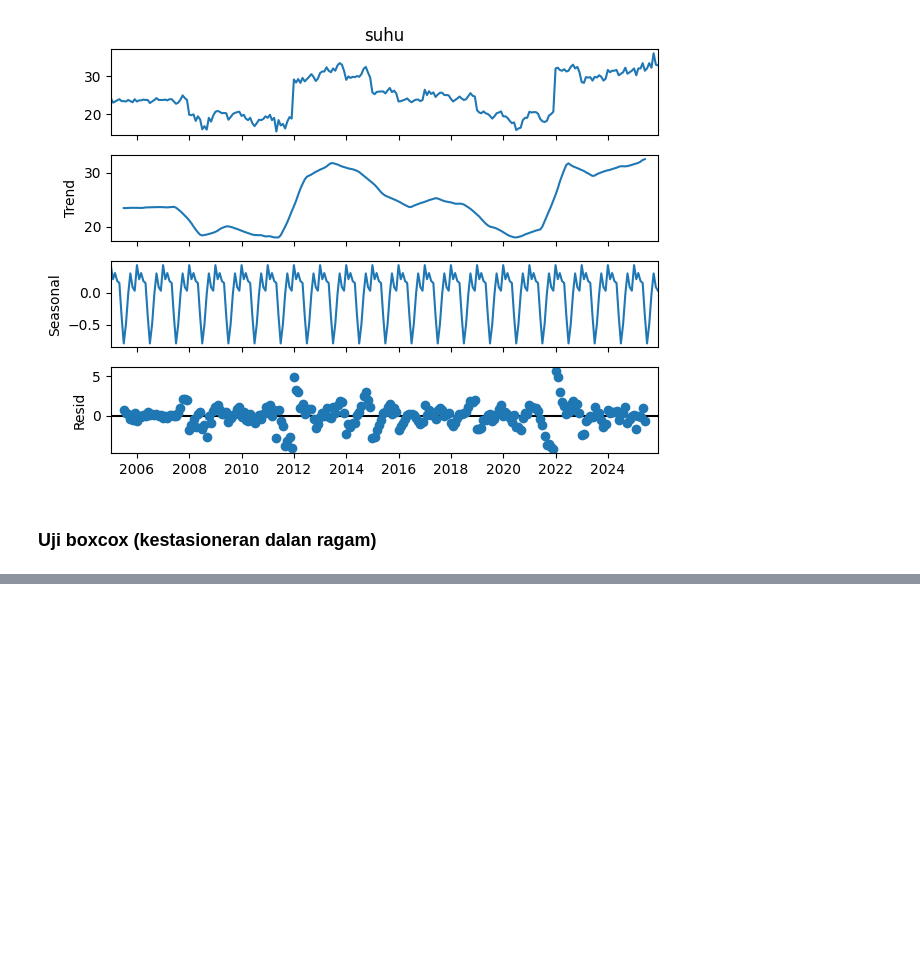
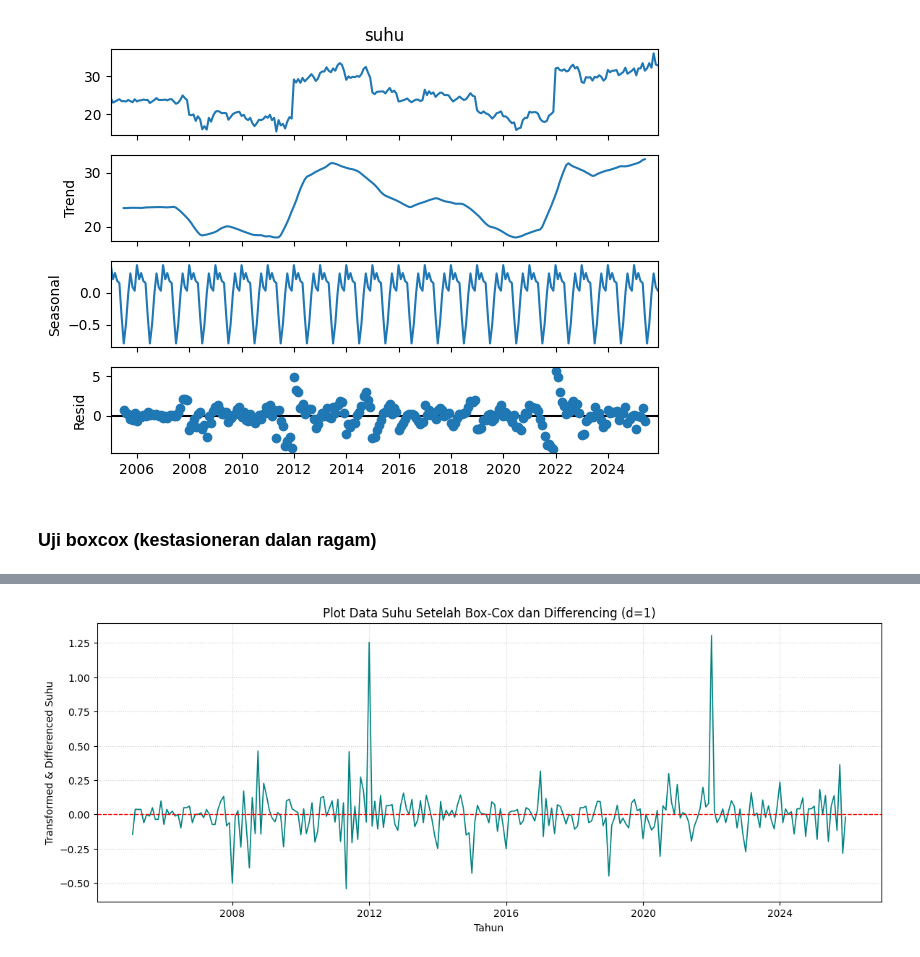
Before and after one commit to haniyathul/Praktikum-Analisis-Deret-Waktu, a Jupyter notebook: Tugas_Kelompok_Minggu_4.ipynb, the cells around one changed output, grey strips where cells are left out. Drawn from its saved outputs; the diff is of its cells as text; code cells hidden in the pictures; blank space fills up the shorter version.

```diff
--- a/Tugas_Kelompok_Minggu_4.ipynb
+++ b/Tugas_Kelompok_Minggu_4.ipynb
@@ -177,0 +169,4 @@ plt.legend(); plt.grid(True); plt.show()
+# %%
+# Differencing pada data hasil Box-Cox (d=1)
+suhu['boxcox_diff1'] = suhu['suhu_boxcox'].diff(1)
+suhu['boxcox_diff1']
@@ -177,0 +188,14 @@ plt.legend(); plt.grid(True); plt.show()
+# %%
+import matplotlib.pyplot as plt
+
+# Plot Data Setelah Box-Cox + Differencing
+plt.figure(figsize=(14, 5))
+plt.plot(suhu['tahun'][1:], suhu['boxcox_diff1'].dropna(), color='teal', linewidth=1.2)
+plt.axhline(0, color='red', linestyle='--', linewidth=1)
+plt.title('Plot Data Suhu Setelah Box-Cox dan Differencing (d=1)')
+plt.xlabel('Tahun')
+plt.ylabel('Transformed & Differenced Suhu')
+plt.grid(True, linestyle=':', alpha=0.6)
+plt.show()
+# %% [output]
+[figure, added]
```
Also changed, not shown: parts of 10 cells of this notebook.
